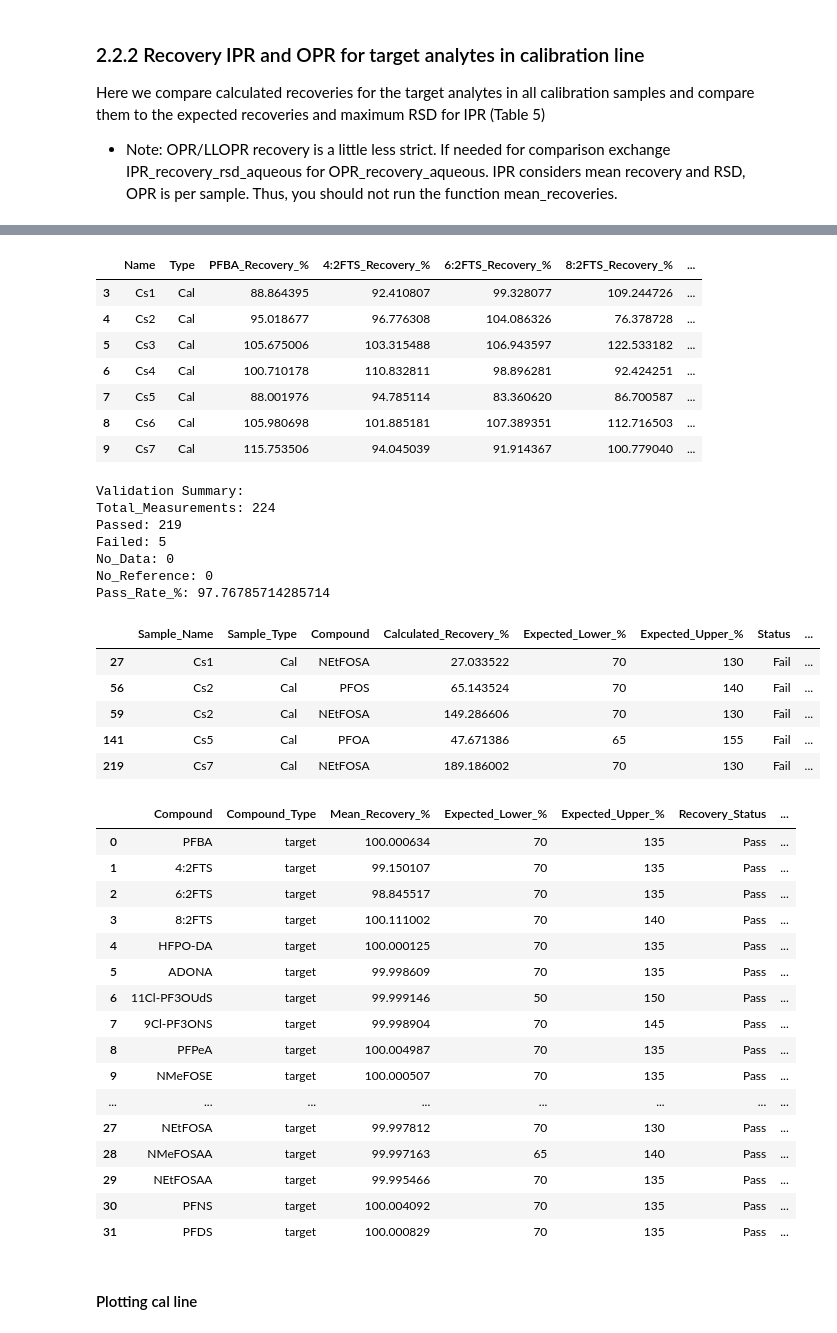
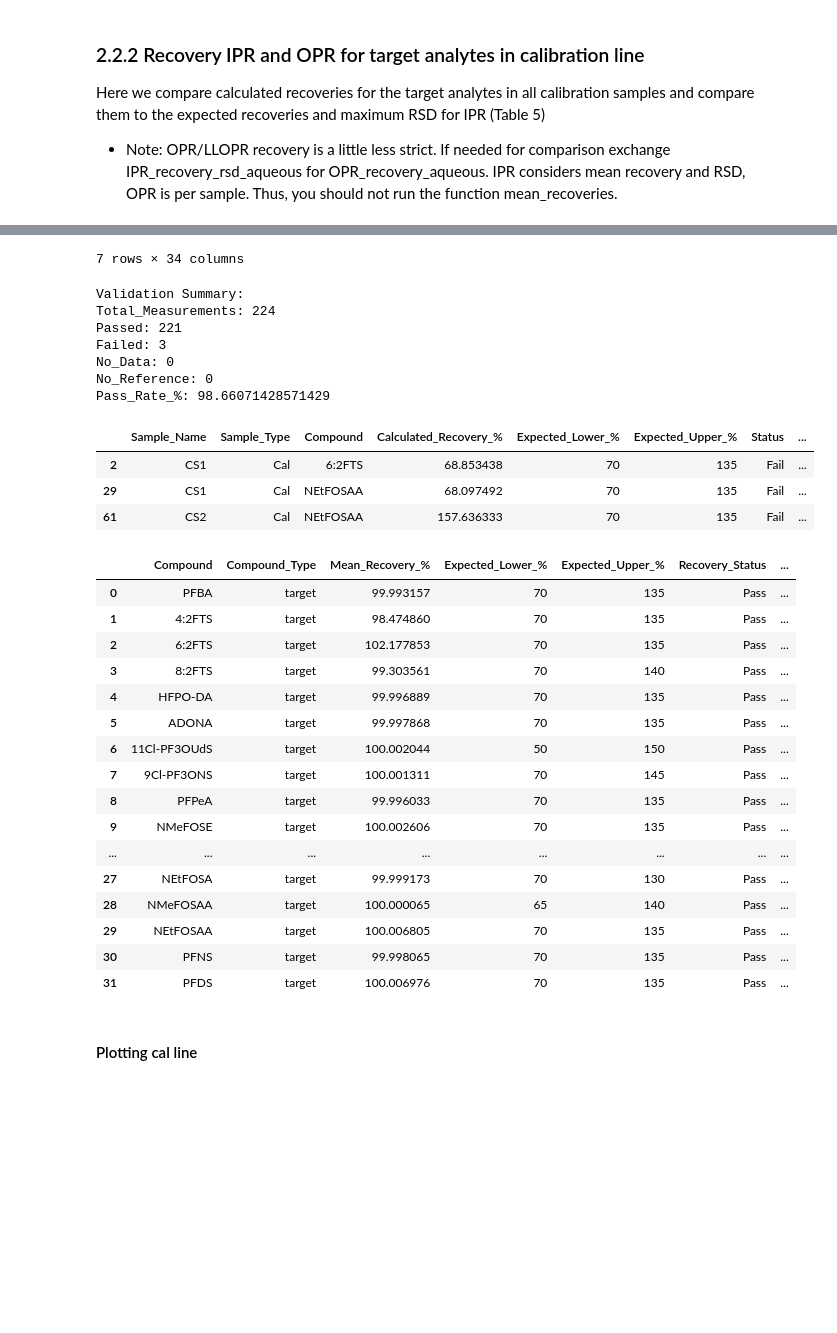
Before and after one commit to valeriederijk/UU_PFAS_lab, a Jupyter notebook: Quantitative_calc_PFAS_clean2.ipynb, the cells around one changed output, grey strips where cells are left out. Cells and saved outputs as stored; diff of their text form; code cells hidden in the pictures; blank space fills up the shorter version.

```diff
--- a/Quantitative_calc_PFAS_clean2.ipynb
+++ b/Quantitative_calc_PFAS_clean2.ipynb
@@ -8,8 +8,8 @@ Date: 15/8/2025
 First we load in the raw data as a csv file (which is the file you directly get from MassHunter).
 We also directly check if the s/n ratio is above 3 for all samples in the calibration line.
 # %%
-%run src/functions_quantitative.ipynb
-rawdata = load_and_label_pfas_csv("rawdata/Initial_demonstration_of_capability_Val_Alex.csv")
+%run src/functions_quantitative2.ipynb
+rawdata = load_and_label_pfas_csv("rawdata/Data_TestCalib_09122025.csv")
 sn_results = check_calibration_sn_ratios(rawdata)
 # Print formatted results
 print_sn_check_results(sn_results)
@@ -249,7 +257,8 @@ conc_target_analytes_cal = calculate_conc_targets(rawdata_copy,
                            EIS_stock, dilution_EIS_stock_cal, spiked_amount_cal, Ws_cal,
                            Df_cal, sampletype, debug_compound=None )
 calculated_recoveries_target_cal = calculate_recoveries(conc_target_analytes_cal, expected_concs_target_analytes)
-
+# Save to CSV
+calculated_recoveries_target_cal.to_csv('calculated_recoveries_target_cal.csv', index=False)
 validation_results_target_cal= validate_recoveries(calculated_recoveries_target_cal, IPR_recovery_rsd)
 summary_cal = summarize_validation_results(validation_results_target_cal)
 print("Validation Summary:")
@@ -274,41 +283,32 @@ display(IPR_target_cal)
+7 rows × 34 columns
+Validation Summary:
+Total_Measurements: 224
+Passed: 221
+Failed: 3
+No_Data: 0
+No_Reference: 0
+Pass_Rate_%: 98.66071428571429
-|  | Name | Type | PFBA_Recovery_% | 4:2FTS_Recovery_% | 6:2FTS_Recovery_% | 8:2FTS_Recovery_% | ... |
-| 3 | Cs1 | Cal | 88.864395 | 92.410807 | 99.328077 | 109.244726 | ... |
-| 4 | Cs2 | Cal | 95.018677 | 96.776308 | 104.086326 | 76.378728 | ... |
-| 5 | Cs3 | Cal | 105.675006 | 103.315488 | 106.943597 | 122.533182 | ... |
-| 6 | Cs4 | Cal | 100.710178 | 110.832811 | 98.896281 | 92.424251 | ... |
-| 7 | Cs5 | Cal | 88.001976 | 94.785114 | 83.360620 | 86.700587 | ... |
-| 8 | Cs6 | Cal | 105.980698 | 101.885181 | 107.389351 | 112.716503 | ... |
-| 9 | Cs7 | Cal | 115.753506 | 94.045039 | 91.914367 | 100.779040 | ... |
+|  | Sample_Name | Sample_Type | Compound | Calculated_Recovery_% | Expected_Lower_% | Expected_Upper_% | Status | ... |
+| 2 | CS1 | Cal | 6:2FTS | 68.853438 | 70 | 135 | Fail | ... |
+| 29 | CS1 | Cal | NEtFOSAA | 68.097492 | 70 | 135 | Fail | ... |
+| 61 | CS2 | Cal | NEtFOSAA | 157.636333 | 70 | 135 | Fail | ... |
-Validation Summary:
-Total_Measurements: 224
-Passed: 219
-Failed: 5
-No_Data: 0
-No_Reference: 0
-Pass_Rate_%: 97.76785714285714
-|  | Sample_Name | Sample_Type | Compound | Calculated_Recovery_% | Expected_Lower_% | Expected_Upper_% | Status | ... |
-| 27 | Cs1 | Cal | NEtFOSA | 27.033522 | 70 | 130 | Fail | ... |
-| 56 | Cs2 | Cal | PFOS | 65.143524 | 70 | 140 | Fail | ... |
-| 59 | Cs2 | Cal | NEtFOSA | 149.286606 | 70 | 130 | Fail | ... |
-| 141 | Cs5 | Cal | PFOA | 47.671386 | 65 | 155 | Fail | ... |
-| 219 | Cs7 | Cal | NEtFOSA | 189.186002 | 70 | 130 | Fail | ... |
+|  | Compound | Compound_Type | Mean_Recovery_% | Expected_Lower_% | Expected_Upper_% | Recovery_Status | ... |
+| 0 | PFBA | target | 99.993157 | 70 | 135 | Pass | ... |
+| 1 | 4:2FTS | target | 98.474860 | 70 | 135 | Pass | ... |
+| 2 | 6:2FTS | target | 102.177853 | 70 | 135 | Pass | ... |
+| 3 | 8:2FTS | target | 99.303561 | 70 | 140 | Pass | ... |
+| 4 | HFPO-DA | target | 99.996889 | 70 | 135 | Pass | ... |
+| 5 | ADONA | target | 99.997868 | 70 | 135 | Pass | ... |
+| 6 | 11Cl-PF3OUdS | target | 100.002044 | 50 | 150 | Pass | ... |
+| 7 | 9Cl-PF3ONS | target | 100.001311 | 70 | 145 | Pass | ... |
+| 8 | PFPeA | target | 99.996033 | 70 | 135 | Pass | ... |
+| 9 | NMeFOSE | target | 100.002606 | 70 | 135 | Pass | ... |
+| ... | ... | ... | ... | ... | ... | ... | ... |
+| 27 | NEtFOSA | target | 99.999173 | 70 | 130 | Pass | ... |
+| 28 | NMeFOSAA | target | 100.000065 | 65 | 140 | Pass | ... |
+| 29 | NEtFOSAA | target | 100.006805 | 70 | 135 | Pass | ... |
+| 30 | PFNS | target | 99.998065 | 70 | 135 | Pass | ... |
+| 31 | PFDS | target | 100.006976 | 70 | 135 | Pass | ... |
-|  | Compound | Compound_Type | Mean_Recovery_% | Expected_Lower_% | Expected_Upper_% | Recovery_Status | ... |
-| 0 | PFBA | target | 100.000634 | 70 | 135 | Pass | ... |
-| 1 | 4:2FTS | target | 99.150107 | 70 | 135 | Pass | ... |
-| 2 | 6:2FTS | target | 98.845517 | 70 | 135 | Pass | ... |
-| 3 | 8:2FTS | target | 100.111002 | 70 | 140 | Pass | ... |
-| 4 | HFPO-DA | target | 100.000125 | 70 | 135 | Pass | ... |
-| 5 | ADONA | target | 99.998609 | 70 | 135 | Pass | ... |
-| 6 | 11Cl-PF3OUdS | target | 99.999146 | 50 | 150 | Pass | ... |
-| 7 | 9Cl-PF3ONS | target | 99.998904 | 70 | 145 | Pass | ... |
-| 8 | PFPeA | target | 100.004987 | 70 | 135 | Pass | ... |
-| 9 | NMeFOSE | target | 100.000507 | 70 | 135 | Pass | ... |
-| ... | ... | ... | ... | ... | ... | ... | ... |
-| 27 | NEtFOSA | target | 99.997812 | 70 | 130 | Pass | ... |
-| 28 | NMeFOSAA | target | 99.997163 | 65 | 140 | Pass | ... |
-| 29 | NEtFOSAA | target | 99.995466 | 70 | 135 | Pass | ... |
-| 30 | PFNS | target | 100.004092 | 70 | 135 | Pass | ... |
-| 31 | PFDS | target | 100.000829 | 70 | 135 | Pass | ... |
 # %% [markdown]
 #### Plotting cal line
 # %%
```
Also changed, not shown: parts of 10 cells of this notebook, 14 other files.
